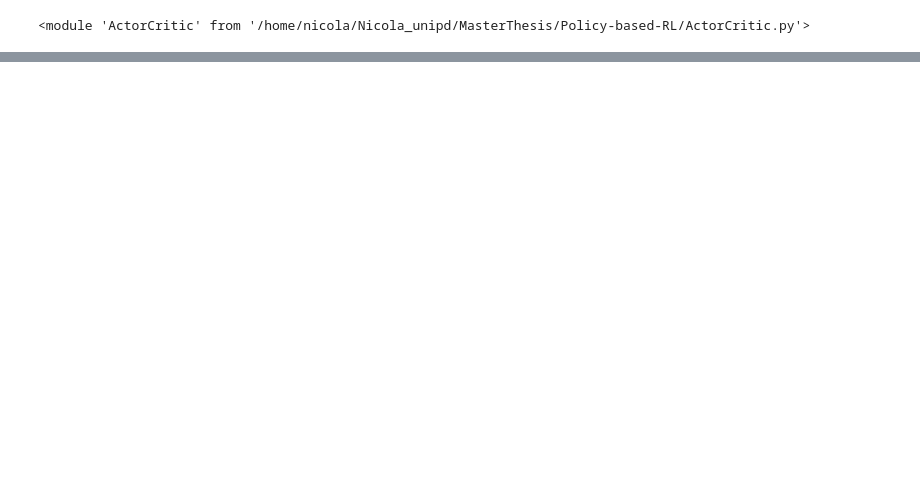
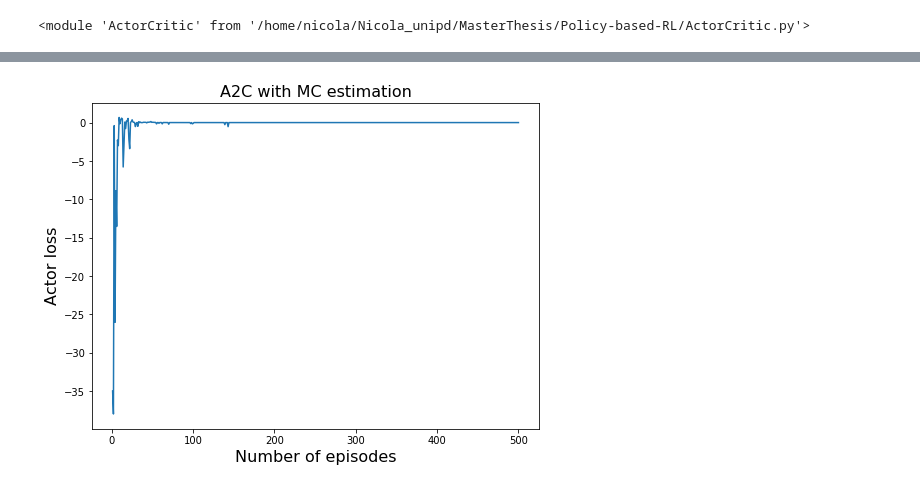
Before and after one commit to nicoladainese96/Policy-based-RL, a Jupyter notebook: sandbox_task.ipynb, the cells around one changed output, grey strips where cells are left out. Drawn from its saved outputs; the diff is of its cells as text; code cells hidden in the pictures; blank space fills up the shorter version.

```diff
--- a/sandbox_task.ipynb
+++ b/sandbox_task.ipynb
@@ -655,0 +694,7 @@ utils.render(MC_A2C, x=10, y=10, goal=[9,9])
+# %%
+x = "Number of episodes"
+y = "Actor loss"
+t = "A2C with MC estimation"
+plot_loss(TD_actor_loss, x, y, t)
+# %% [output]
+[figure, added]
```
Also changed, not shown: parts of 59 cells of this notebook, 3 other files.
